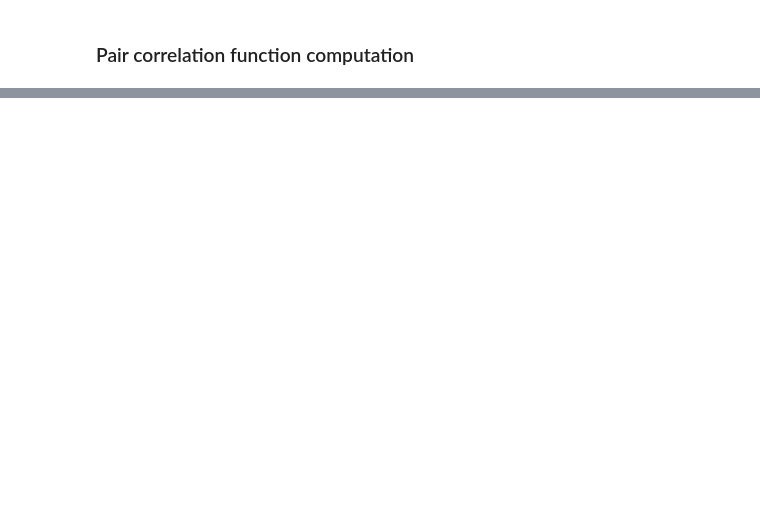
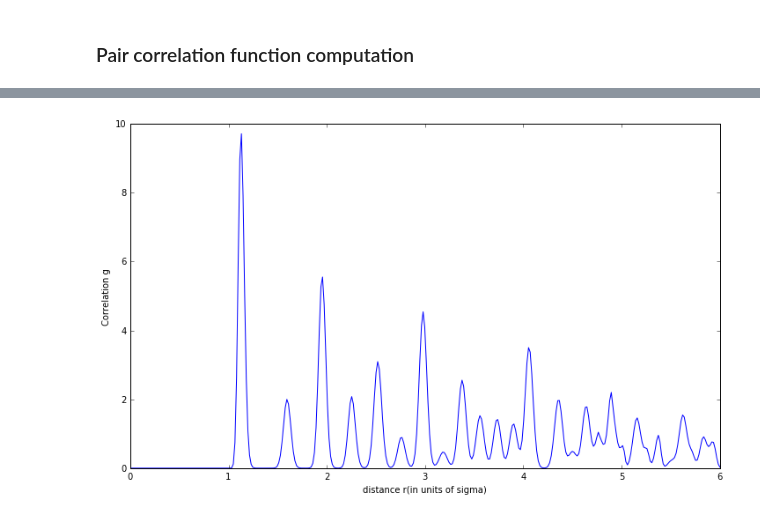
Before and after one commit to GitJaap/Computational-physics, a Jupyter notebook: Argon/ArgonResults.ipynb, the cells around one changed output, grey strips where cells are left out. Saved outputs shown, nothing was run; the diff lists cells and outputs as text; code cells hidden in the pictures; blank space fills up the shorter version.

```diff
--- a/Argon/ArgonResults.ipynb
+++ b/Argon/ArgonResults.ipynb
@@ -131,13 +141,15 @@ plt.show()
 # %%
 #for solid
 pos,vel,rho,T,n,timesteps,dt,N,L = ar.init_params(1.0,0.1,6,4000)
 pos2,vel2,K,V,rV, nr = ar.evolveTimeFixedTAndCalcG(pos,vel,timesteps,N,L,dt,T, 1000)
 rVec, g = ar.correlation(N, L, len(nr[0,:]), nr, 2000)
 plt.figure(figsize = (12,7))
 plt.plot(rVec, g)
 plt.ylim((0,10))
 plt.xlim((0,6))
 plt.xlabel('distance r(in units of sigma)')
 plt.ylabel('Correlation g')
-plt.title("correlation function for Solid T = %.2f rho=%.2f" % (T, rho))
+# plt.title("correlation function for Solid T = %.2f rho=%.2f" % (T, rho))
 plt.show()
+# %% [output]
+[figure, added]
```
Also changed, not shown: parts of 6 cells of this notebook, 17 other files.
